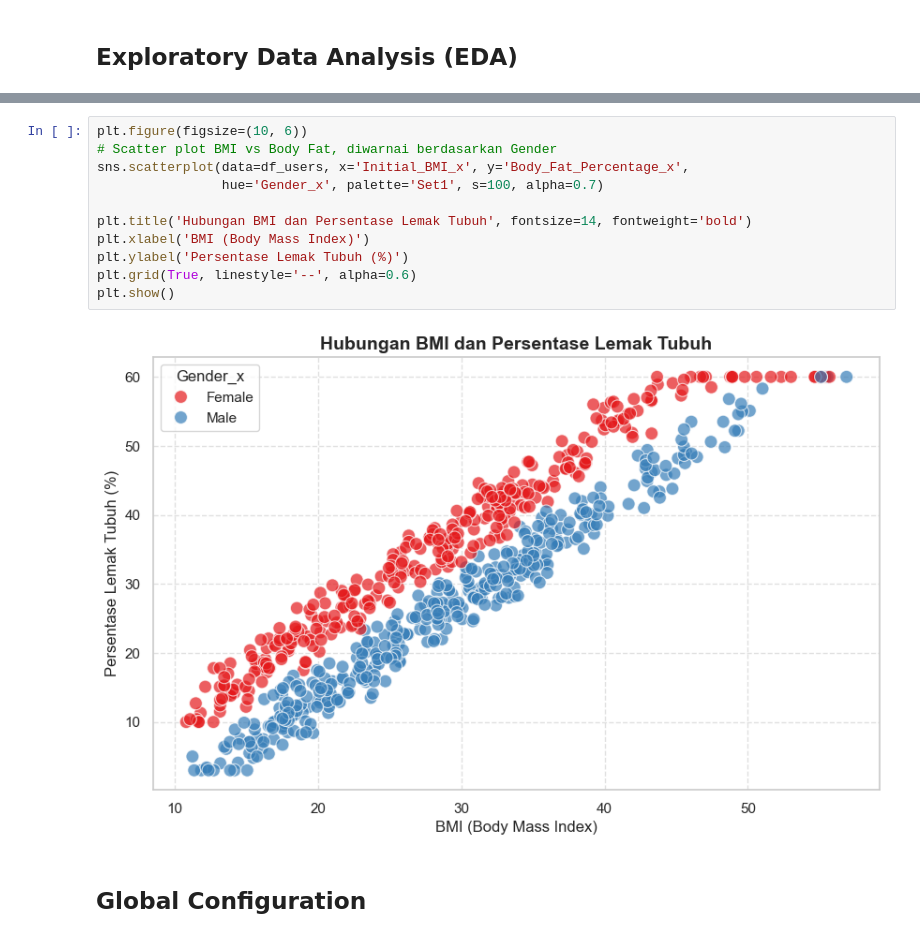
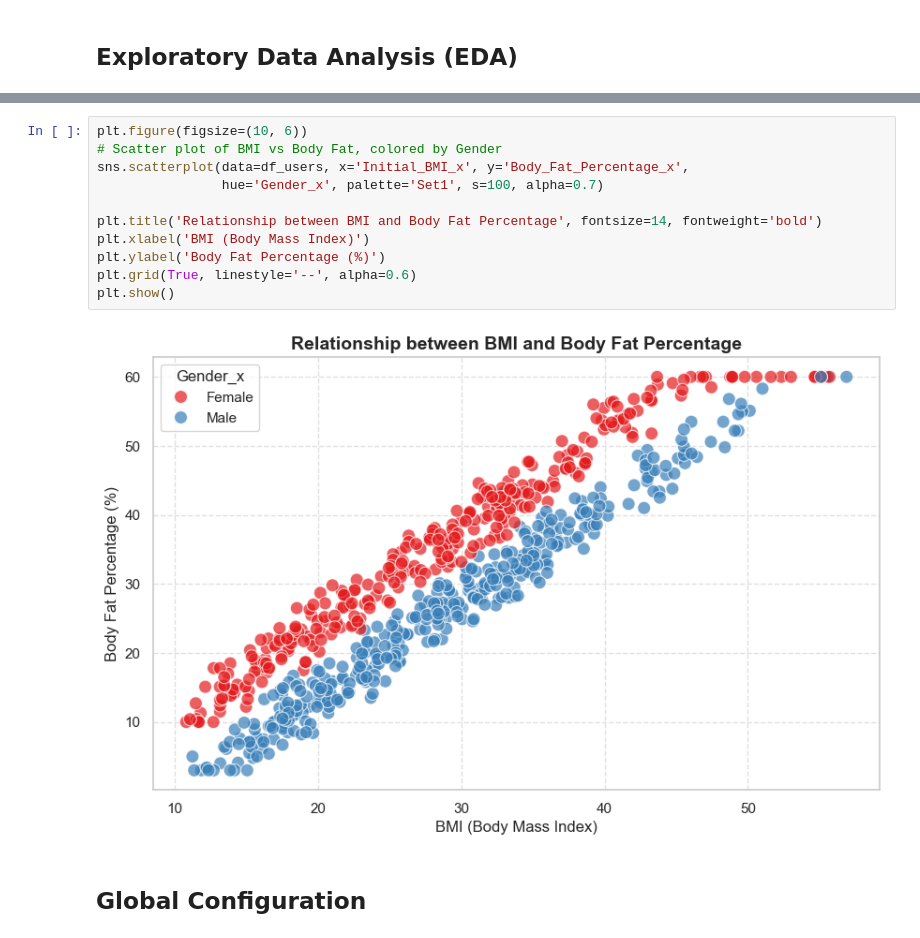
Before and after one commit to crisvito/viktorifit-ml, a Jupyter notebook: notebooks/models/modeling_dataset_workout.ipynb, the cells around one changed output, grey strips where cells are left out. Saved outputs shown, nothing was run; the diff lists cells and outputs as text.

```diff
--- a/notebooks/models/modeling_dataset_workout.ipynb
+++ b/notebooks/models/modeling_dataset_workout.ipynb
@@ -116,16 +114,16 @@ plt.show()
-# %%
-plt.figure(figsize=(10, 6))
-# Scatter plot BMI vs Body Fat, diwarnai berdasarkan Gender
-sns.scatterplot(data=df_users, x='Initial_BMI_x', y='Body_Fat_Percentage_x',
-                hue='Gender_x', palette='Set1', s=100, alpha=0.7)
-
-plt.title('Hubungan BMI dan Persentase Lemak Tubuh', fontsize=14, fontweight='bold')
-plt.xlabel('BMI (Body Mass Index)')
-plt.ylabel('Persentase Lemak Tubuh (%)')
-plt.grid(True, linestyle='--', alpha=0.6)
-plt.show()
-# %% [output]
-[figure, removed]
+# %%
+plt.figure(figsize=(10, 6))
+# Scatter plot of BMI vs Body Fat, colored by Gender
+sns.scatterplot(data=df_users, x='Initial_BMI_x', y='Body_Fat_Percentage_x',
+                hue='Gender_x', palette='Set1', s=100, alpha=0.7)
+
+plt.title('Relationship between BMI and Body Fat Percentage', fontsize=14, fontweight='bold')
+plt.xlabel('BMI (Body Mass Index)')
+plt.ylabel('Body Fat Percentage (%)')
+plt.grid(True, linestyle='--', alpha=0.6)
+plt.show()
+# %% [output]
+[figure, added]
 # %% [markdown]
 ## Global Configuration
 # %%
```
Also changed, not shown: parts of 6 cells of this notebook, 4 other files.
